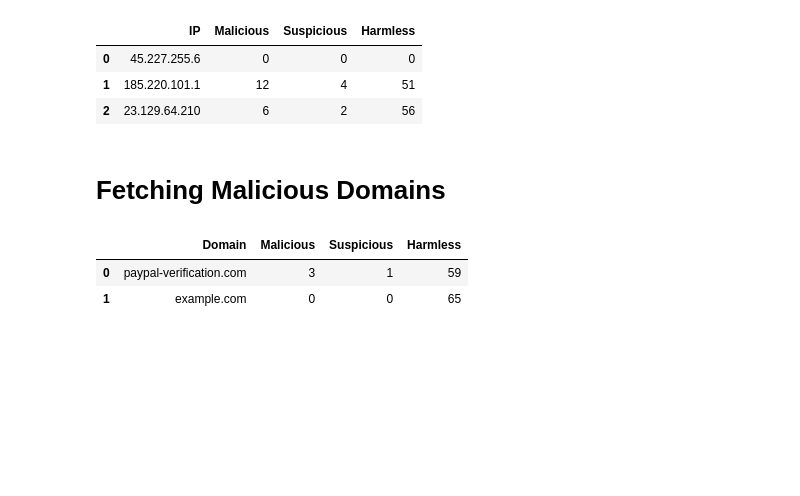
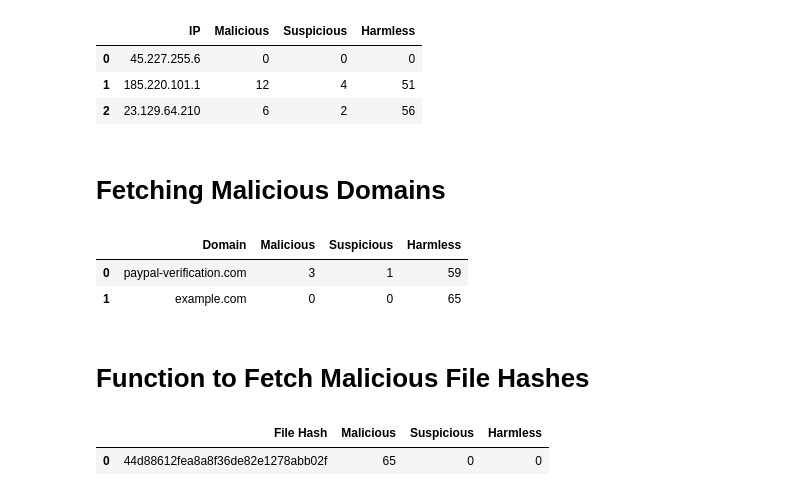
Before and after one commit to chandanhegde7/VT-IntelTracker, a Jupyter notebook: main.ipynb, the cells around one changed output. Cells and saved outputs as stored; diff of their text form; code cells hidden in the pictures; blank space fills up the shorter version.

Commit message:
Added VirusTotal file hash analysis function

```diff
--- a/main.ipynb
+++ b/main.ipynb
@@ -116,3 +116,54 @@ df.head()
 |  | Domain | Malicious | Suspicious | Harmless |
 | 0 | paypal-verification.com | 3 | 1 | 59 |
 | 1 | example.com | 0 | 0 | 65 |
+# %% [markdown]
+# Function to Fetch Malicious File Hashes
+# %%
+import requests
+import pandas as pd
+
+# Define API key and base URL
+API_KEY = "39078895019bb9e70c99c6f53e0a878591d66d67ccb84bde944cfeb1ad624eec"  # Manually enter your API key
+BASE_URL = "https://www.virustotal.com/api/v3/files/"
+
+# List of file hashes to check (MD5, SHA-1, or SHA-256)
+file_hashes = [
+    "44d88612fea8a8f36de82e1278abb02f",  # EICAR Test File (MD5)
+]
+
+# Function to fetch file analysis
+def fetch_malicious_hashes(file_hashes):
+    results = []
+    headers = {"x-apikey": API_KEY}
+
+    for file_hash in file_hashes:
+        url = BASE_URL + file_hash
+        response = requests.get(url, headers=headers)
+
+        if response.status_code == 200:
+            data = response.json()
+            threat_stats = data.get("data", {}).get("attributes", {}).get("last_analysis_stats", {})
+
+            results.append({
+                "File Hash": file_hash,
+                "Malicious": threat_stats.get("malicious", 0),
+                "Suspicious": threat_stats.get("suspicious", 0),
+                "Harmless": threat_stats.get("harmless", 0)
+            })
+        else:
+            print(f" Error fetching data for {file_hash}: {response.status_code}")
+
+    return results
+
+# Fetch data and store it in a DataFrame
+hash_data = fetch_malicious_hashes(file_hashes)
+df = pd.DataFrame(hash_data)
+
+# Save results to CSV
+df.to_csv("malicious_hashes.csv", index=False)
+
+# Display the results
+df.head()
+# %% [output]
+|  | File Hash | Malicious | Suspicious | Harmless |
+| 0 | 44d88612fea8a8f36de82e1278abb02f | 65 | 0 | 0 |
```
